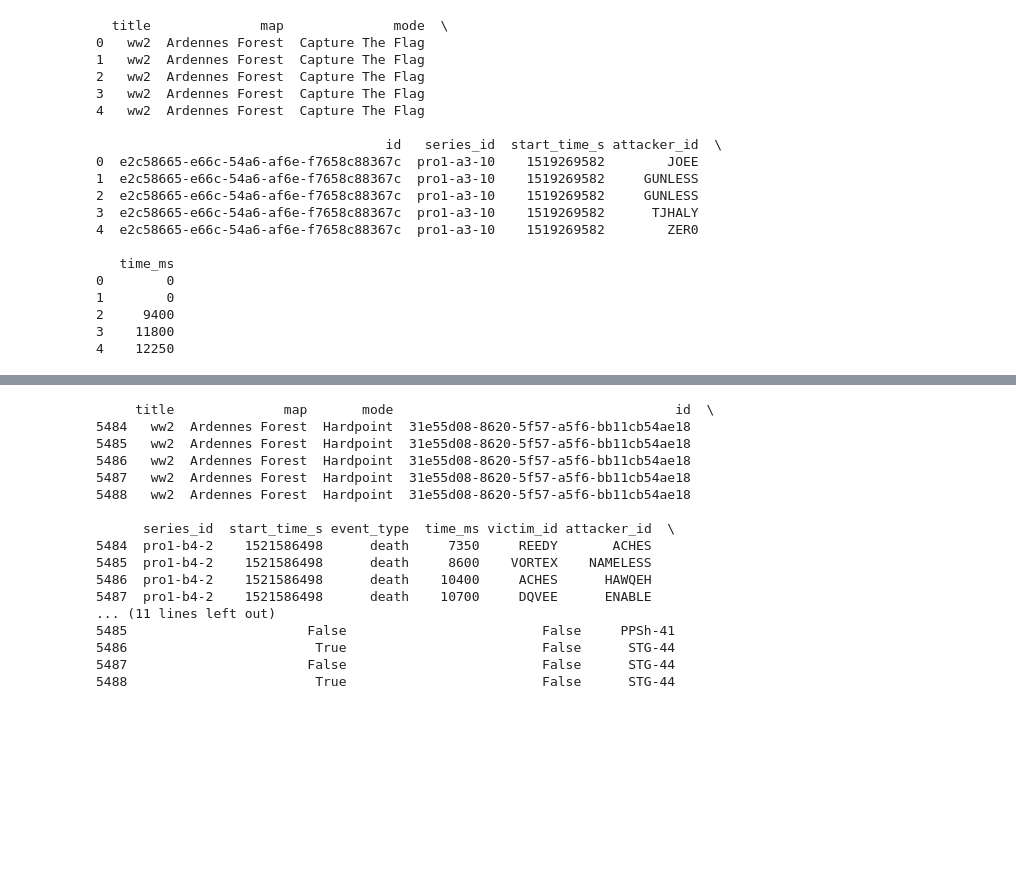
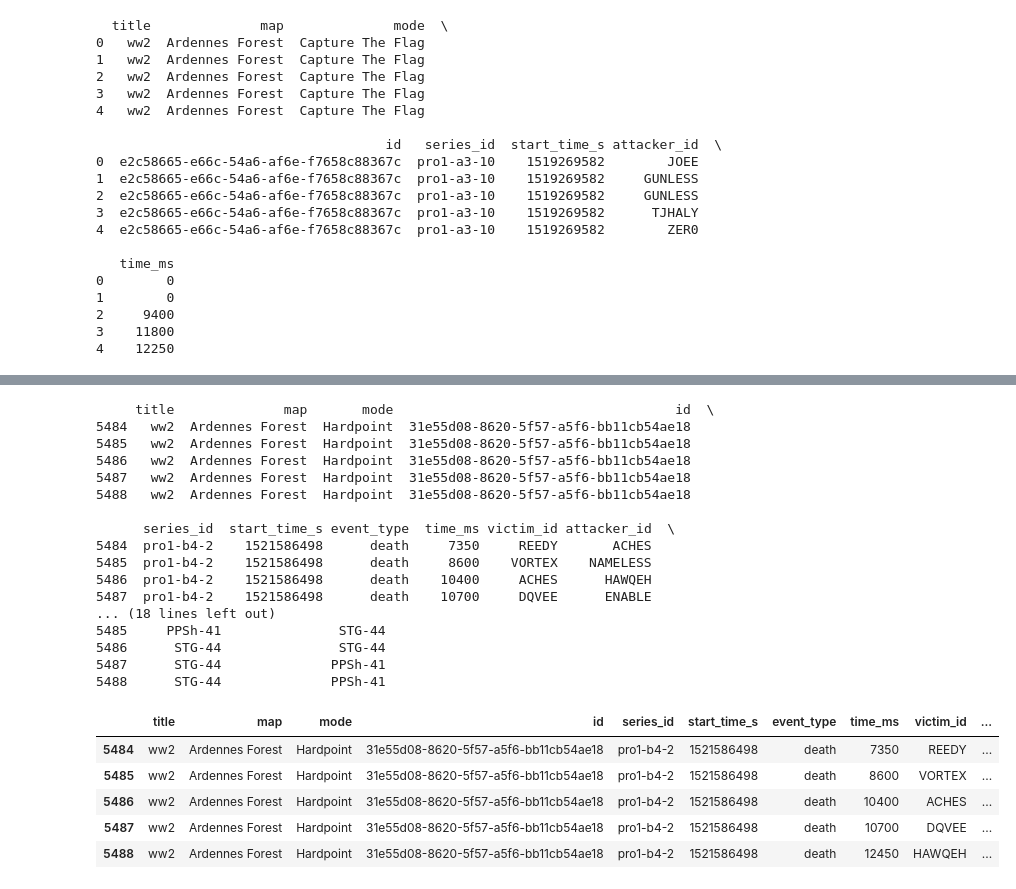
Before and after one commit to dougliebe/cwl-data, a Jupyter notebook: xkills_model.ipynb, the cells around one changed output, grey strips where cells are left out. Cells and saved outputs as stored; diff of their text form; code cells hidden in the pictures; blank space fills up the shorter version.

```diff
--- a/xkills_model.ipynb
+++ b/xkills_model.ipynb
@@ -65,6 +65,7 @@ for _, row in df.iterrows():
                 'time_ms': event['time_ms'],
                 'victim_id': event_data['id'],
                 'attacker_id': event_data['attacker']['id'],
+                'attacker_weapon': event_data['attacker']['weapon'],
                 'pos_x': event_data['pos']['x'],
                 'pos_y': event_data['pos']['y'],
                 'attacker_pos_x': event_data['attacker']['pos']['x'],
@@ -264,6 +265,20 @@ expanded_df_with_prev_eng = expanded_df_with_prev_eng.drop(
     columns=['player_id']
 )
 
+## now join in expanded_players_df on attacker_id = player_id to get fave_weapon
+expanded_df_with_prev_eng = expanded_df_with_prev_eng.merge(
+    expanded_players_df,
+    left_on=['title', 'map', 'mode', 'id', 'series_id', 'start_time_s', 'attacker_id'],
+    right_on=['title', 'map', 'mode', 'id', 'series_id', 'start_time_s', 'player_id'],
+    how='left',
+    suffixes=('', '_attacker')
+)
+
+## drop cols
+expanded_df_with_prev_eng = expanded_df_with_prev_eng.drop(
+    columns=['player_id']
+)
+
 # Reorder expanded_df_with_prev_eng to sort by title, map, mode, id, series_id, start_time_s, and time_ms
 expanded_df_with_prev_eng = expanded_df_with_prev_eng.sort_values(
     by=['title', 'map', 'mode', 'id', 'series_id', 'start_time_s', 'time_ms']
@@ -282,7 +297,8 @@ expanded_df_with_prev_eng.head()
 # Filter the expanded dataframe to include only specific means of death and mode 'Hardpoint'
 filtered_df = expanded_df_with_prev_eng[
     (expanded_df_with_prev_eng['means_of_death'].isin(['pistol_bullet', 'rifle_bullet', 'head_shot', 'melee'])) &
-    (expanded_df_with_prev_eng['mode'] == 'Hardpoint')
+    (expanded_df_with_prev_eng['mode'] == 'Hardpoint') &
+    (expanded_df_with_prev_eng['attacker_weapon'] != 'Fighter Pilot')
 ]
 
 # Display the first few rows of the filtered dataframe
@@ -300,8 +316,17 @@ print(filtered_df.head())
 5485  pro1-b4-2    1521586498      death     8600    VORTEX    NAMELESS
 5486  pro1-b4-2    1521586498      death    10400     ACHES      HAWQEH
 5487  pro1-b4-2    1521586498      death    10700     DQVEE      ENABLE
-... (11 lines left out)
-5485                       False                         False     PPSh-41
-5486                        True                         False      STG-44
-5487                       False                         False      STG-44
-5488                        True                         False      STG-44
+... (18 lines left out)
+5485     PPSh-41               STG-44
+5486      STG-44               STG-44
+5487      STG-44              PPSh-41
+5488      STG-44              PPSh-41
+# %%
+filtered_df.head()
+# %% [output]
+|  | title | map | mode | id | series_id | start_time_s | event_type | time_ms | victim_id | ... |
+| 5484 | ww2 | Ardennes Forest | Hardpoint | 31e55d08-8620-5f57-a5f6-bb11cb54ae18 | pro1-b4-2 | 1521586498 | death | 7350 | REEDY | ... |
+| 5485 | ww2 | Ardennes Forest | Hardpoint | 31e55d08-8620-5f57-a5f6-bb11cb54ae18 | pro1-b4-2 | 1521586498 | death | 8600 | VORTEX | ... |
+| 5486 | ww2 | Ardennes Forest | Hardpoint | 31e55d08-8620-5f57-a5f6-bb11cb54ae18 | pro1-b4-2 | 1521586498 | death | 10400 | ACHES | ... |
+| 5487 | ww2 | Ardennes Forest | Hardpoint | 31e55d08-8620-5f57-a5f6-bb11cb54ae18 | pro1-b4-2 | 1521586498 | death | 10700 | DQVEE | ... |
+| 5488 | ww2 | Ardennes Forest | Hardpoint | 31e55d08-8620-5f57-a5f6-bb11cb54ae18 | pro1-b4-2 | 1521586498 | death | 12450 | HAWQEH | ... |
```
Also changed, not shown: parts of 13 cells of this notebook, 1 other file.
